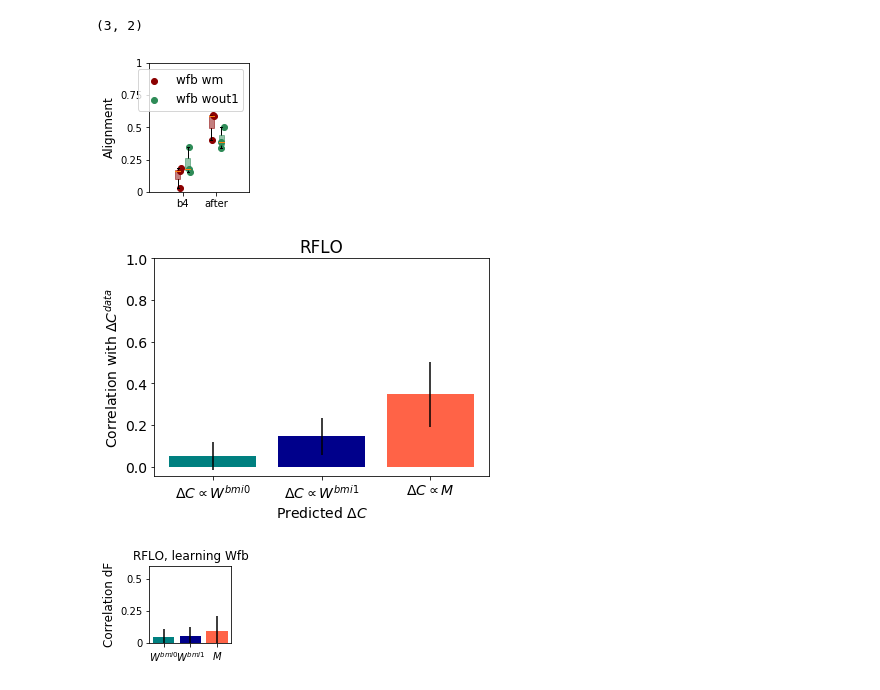
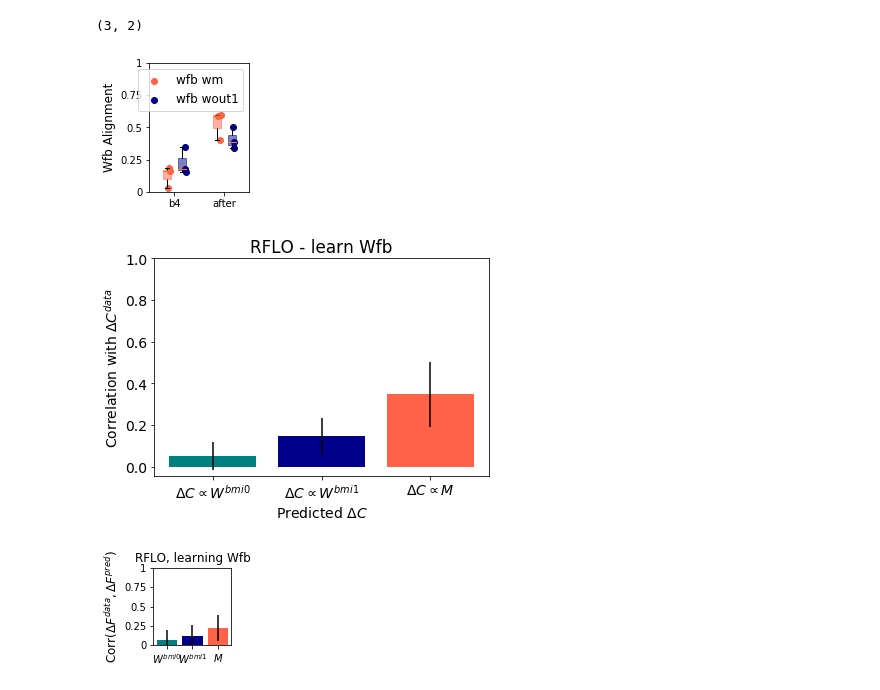
Before and after one commit to jacobfulano/rnn-learning, a Jupyter notebook: experiments/NeurIPS-2022-4-29/Figure-Scenarios-M-FB-2022-5-5.ipynb, the cells around one changed output. Cells and saved outputs as stored; diff of their text form; code cells hidden in the pictures.

```diff
--- a/experiments/NeurIPS-2022-4-29/Figure-Scenarios-M-FB-2022-5-5.ipynb
+++ b/experiments/NeurIPS-2022-4-29/Figure-Scenarios-M-FB-2022-5-5.ipynb
@@ -444,11 +487,13 @@ fig0 = plot_trained_trajectories(sim=sim0, tasks=[task1,task2,task3,task4],title
 
 
 """ Average over multiple seeds """
-seeds = [0,1,12]#,54]#,54,72,81]
-overlaps = [0.6]
-n_changes = [50]
+#seeds = [0,1,12,54] #,72,81]
+seeds = [12,54,72,81,1973,1978,2002]
+overlaps = [0.75]
+n_changes = [40]
 
-
+feedback_calculation = True
+print('FEEDBACK FLOWFIELD CALCULATION')
 
 stats = {}
 stats['corr1'] = []
@@ -527,7 +572,7 @@ for seed in seeds:
 
         sim1_train = Simulation(net1)
         rflo = RFLO(net1,apply_to=['w_fb'],online=False)
-        sim1_train.run_session(n_trials=4000, tasks=[task1,task2,task3,task4], learn_alg=[rflo], probe_types=['h','loss','err'], plot=True, plot_freq=10)
+        sim1_train.run_session(n_trials=1000, tasks=[task1,task2,task3,task4], learn_alg=[rflo], probe_types=['h','loss','err','pos'], plot=True, plot_freq=10)
 
         """ Track activity with new decoder, after training """
         net1_post = RNN(params)
@@ -562,10 +607,18 @@ for seed in seeds:
 
         h_train = np.asarray(sim1_train.session_probes['h'])[idx_train,:,:,:]
         err_train = np.asarray(sim1_train.session_probes['err'])[idx_train,:,:,:]
+        pos_train = np.asarray(sim1_train.session_probes['pos'])[idx_train,:,:,:]
 
-        Fpred_w_out = flow_field_predicted(net0.w_out,err_train,h_train)
-        Fpred_w_out1 = flow_field_predicted(w_out1,err_train,h_train)
-        Fpred_w_m = flow_field_predicted(w_m,err_train,h_train)
+        if not feedback_calculation:
+            Fpred_w_out = flow_field_predicted(net0.w_out,err_train,h_train)
+            Fpred_w_out1 = flow_field_predicted(w_out1,err_train,h_train)
+            Fpred_w_m = flow_field_predicted(w_m,err_train,h_train)
+
+        if feedback_calculation:
+            """ Take feedback into account with metric """
+            Fpred_w_out = flow_field_predicted(net0.w_out,err_train,h_train,feedback=True,pos_list=pos_train)
+            Fpred_w_out1 = flow_field_predicted(w_out1,err_train,h_train,feedback=True,pos_list=pos_train)
+            Fpred_w_m = flow_field_predicted(w_m,err_train,h_train,feedback=True,pos_list=pos_train)
 
         h_test = np.asarray(sim1_train.session_probes['h'])[idx_test,:,:,:]
 
@@ -737,34 +791,37 @@ np.asarray(stats['corr_w_fb_w_m']).shape
 # %%
 save = True
 paper = True
+
+c1 = 'tomato'
+c2 = 'darkblue'
 
 """ alignment of w_fb and w_m """
 fig,ax=plt.subplots(1,1,figsize=(3,3))
 pos1 = 1
 pos2 = 2
 dx = 0.15
-plt.scatter([pos1]*3+0.1*np.random.rand(3)-dx,np.asarray(stats['corr_w_fb_w_m'])[:,0],color='darkred',label='wfb wm')
-plt.scatter([pos2]*3+0.1*np.random.rand(3)-dx,np.asarray(stats['corr_w_fb_w_m'])[:,1],color='darkred')
-plt.scatter([pos1]*3+0.1*np.random.rand(3)+dx,np.asarray(stats['corr_w_fb_w_out'])[:,0],color='seagreen',label='wfb wout1')
-plt.scatter([pos2]*3+0.1*np.random.rand(3)+dx,np.asarray(stats['corr_w_fb_w_out'])[:,1],color='seagreen')
-plt.boxplot(np.asarray(stats['corr_w_fb_w_m']),positions=[pos1-dx,pos2-dx],patch_artist=True,boxprops=dict(facecolor='darkred', color='darkred',alpha=0.5))
-plt.boxplot(np.asarray(stats['corr_w_fb_w_out']),positions=[pos1+dx,pos2+dx],patch_artist=True,boxprops=dict(facecolor='seagreen', color='seagreen',alpha=0.5))
+plt.scatter([pos1]*3+0.1*np.random.rand(3)-dx,np.asarray(stats['corr_w_fb_w_m'])[:,0],color=c1,label='wfb wm')
+plt.scatter([pos2]*3+0.1*np.random.rand(3)-dx,np.asarray(stats['corr_w_fb_w_m'])[:,1],color=c1)
+plt.scatter([pos1]*3+0.1*np.random.rand(3)+dx,np.asarray(stats['corr_w_fb_w_out'])[:,0],color=c2,label='wfb wout1')
+plt.scatter([pos2]*3+0.1*np.random.rand(3)+dx,np.asarray(stats['corr_w_fb_w_out'])[:,1],color=c2)
+plt.boxplot(np.asarray(stats['corr_w_fb_w_m']),positions=[pos1-dx,pos2-dx],patch_artist=True,boxprops=dict(facecolor=c1, color=c1,alpha=0.5))
+plt.boxplot(np.asarray(stats['corr_w_fb_w_out']),positions=[pos1+dx,pos2+dx],patch_artist=True,boxprops=dict(facecolor=c2, color=c2,alpha=0.5))
 plt.ylim([0,1])
-plt.xlim([0,3])
+plt.xlim([0.5,2.5])
 ax.set_xticks([1,2])
 ax.set_xticklabels(['b4','after'])
 plt.legend()
-plt.ylabel('Alignment')
+plt.ylabel('Wfb Alignment')
 
 if paper:
     fig,ax = paper_format(fig=fig,ax=ax,xlabels=None,ylabels=[0,0.25,0.5,0.75,1],ylim=[0,1],figsize=(2.5,2.5))
 
 plt.show()
 
 if save:
     fig.savefig(folder + 'rflo-align-boxplot-learn-wfb.pdf')
 # %% [output]
-[figure, old version]
+[figure, new version]
 # %%
 """ use covariance calculation to plot summary """
 paper = False
@@ -782,7 +839,7 @@ std3 = np.std(np.sum(np.asarray(stats['covariance3']),axis=2).squeeze()/task1.tr
 
 plt.bar([0,1,2],[mn1,mn2,mn3],yerr=[std1,std2,std3],tick_label=[r'$\Delta C \propto W^{bmi0}$',r'$\Delta C \propto W^{bmi1}$',r'$\Delta C \propto M$'],color=['teal','darkblue','tomato'])
 
-plt.title('RFLO')
+plt.title('RFLO - learn Wfb')
 plt.ylabel('Correlation with '+r'$\Delta C^{data}$')
 plt.xlabel('Predicted '+r'$\Delta C$')
 plt.ylim(top=1)
@@ -796,10 +853,10 @@ if save:
 
     fig.savefig(folder+'rflo-cov-learn-wfb.pdf')
 # %% [output]
-[figure, old version]
+[figure, new version]
 # %%
 paper = True
-save  = False
+save  = True
 
 """ take mean and std """
 mn1 = np.mean(np.asarray(stats['corr1']),axis=0)[0]
@@ -814,16 +871,16 @@ fig,ax = plt.subplots(1,1)
 plt.bar([0,1,2],[mn1,mn2,mn3],yerr=[std1,std2,std3],tick_label=[r'$W^{bmi0}$',r'$W^{bmi1}$',r'$M$'],color=['teal','darkblue','tomato'])
 
 plt.title('RFLO, learning Wfb')
-plt.ylabel('Correlation dF') #with '+r'$\Delta F^{data}$
+plt.ylabel('Corr'+r'$(\Delta F^{data}, \Delta F^{pred})$') #with '+r'$\Delta F^{data}$
 #plt.xlabel('Predicted '+r'$\Delta F$')
 plt.ylim(top=1)
 
 if paper:
-    fig,ax = paper_format(fig=fig,ax=ax,xlabels=None,ylabels=[0,0.25,0.5,0.75,1],linewidth=2,ylim=[0,0.6],figsize=(2,2.25))
+    fig,ax = paper_format(fig=fig,ax=ax,xlabels=None,ylabels=[0,0.25,0.5,0.75,1],linewidth=2,ylim=[0,1],figsize=(2,2.25))
 
 plt.show()
 
 if save:
-    fig.savefig(folder+'rflo-dF-learn-wfb.pdf')
+    fig.savefig(folder+'rflo-dF-learn-wfb-new-metric-v2.pdf')
 # %% [output]
-[figure, old version]
+[figure, new version]
```
Also changed, not shown: parts of 5 cells of this notebook, 29 other files.
